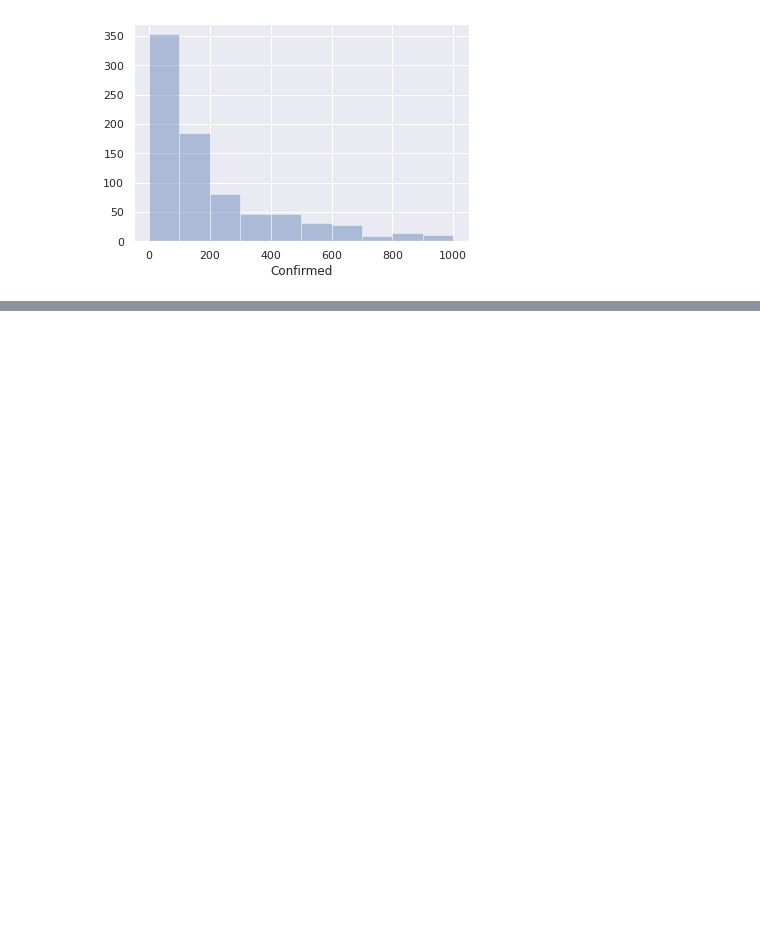
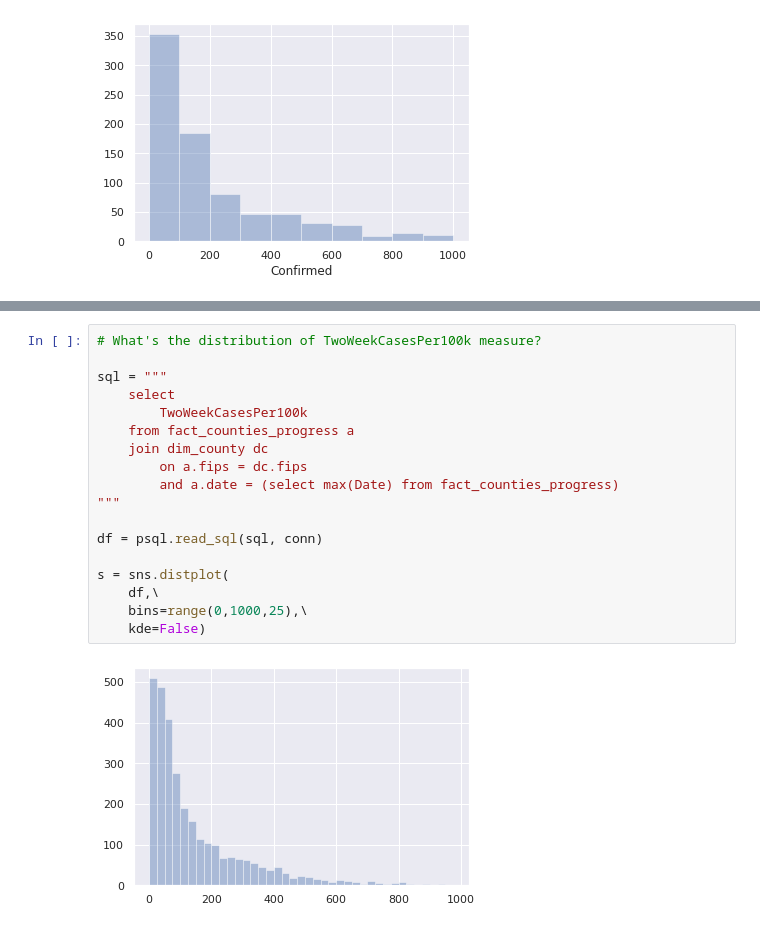
Before and after one commit to codeforkjeff/covid-19-stats, a Jupyter notebook: Outbreaks.ipynb, the cells around one changed output, grey strips where cells are left out. Drawn from its saved outputs; the diff is of its cells as text; blank space fills up the shorter version.

Commit message:
add cases per 100k measure

```diff
--- a/Outbreaks.ipynb
+++ b/Outbreaks.ipynb
@@ -141,0 +187,20 @@ s = sns.distplot(
+# %%
+# What's the distribution of TwoWeekCasesPer100k measure?
+
+sql = """
+    select
+        TwoWeekCasesPer100k
+    from fact_counties_progress a
+    join dim_county dc
+        on a.fips = dc.fips
+        and a.date = (select max(Date) from fact_counties_progress)
+"""
+
+df = psql.read_sql(sql, conn)
+
+s = sns.distplot(
+    df,\
+    bins=range(0,1000,25),\
+    kde=False)
+# %% [output]
+[figure, added]
```
Also changed, not shown: parts of 2 cells of this notebook, 1 other file.
